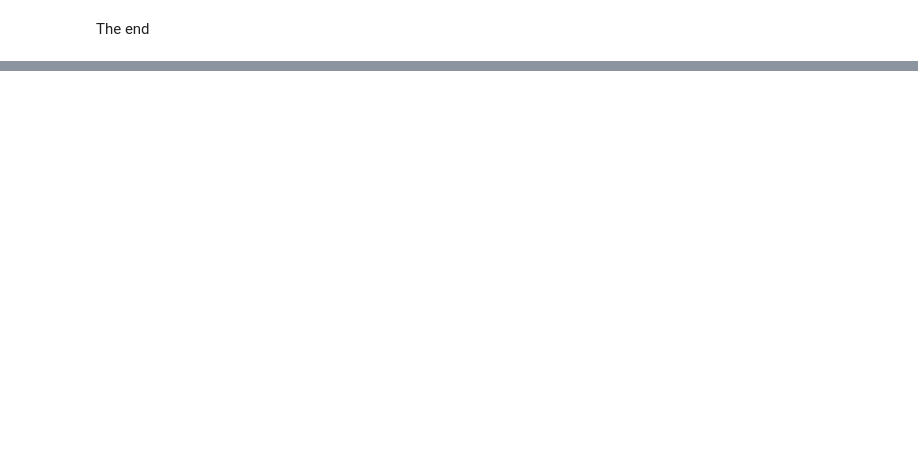
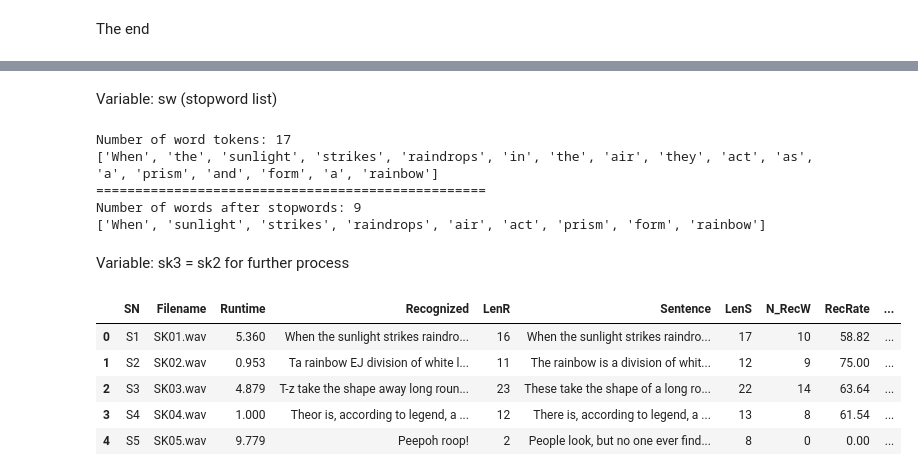
Before and after one commit to MK316/workspace, a Jupyter notebook: ASR01/ASR04_RecRate_SK.ipynb, the cells around one changed output, grey strips where cells are left out. Cells and saved outputs as stored; diff of their text form; code cells hidden in the pictures; blank space fills up the shorter version.

```diff
--- a/ASR01/ASR04_RecRate_SK.ipynb
+++ b/ASR01/ASR04_RecRate_SK.ipynb
@@ -160,0 +240,44 @@ The end
+# %% [markdown]
+Variable: sw (stopword list)
+# %%
+# Checking
+from nltk.tokenize import word_tokenize
+from nltk.tokenize import RegexpTokenizer
+
+tokenizer = RegexpTokenizer(r'\w+')
+
+example_sent = sk2['Sentence'][0]
+word_tokens = tokenizer.tokenize(example_sent)
+stop_words = set(stopwords.words('english'))
+
+filtered_sentence = [w for w in word_tokens if not w.lower() in stop_words]
+#with no lower case conversion
+filtered_sentence = []
+
+for w in word_tokens:
+    if w not in stop_words:
+        filtered_sentence.append(w)
+
+print('Number of word tokens: %d'%len(word_tokens))
+print(word_tokens)
+print('='*50)
+print('Number of words after stopwords: %d'%len(filtered_sentence))
+print(filtered_sentence)
+# %% [output]
+Number of word tokens: 17
+['When', 'the', 'sunlight', 'strikes', 'raindrops', 'in', 'the', 'air', 'they', 'act', 'as', 'a', 'prism', 'and', 'form', 'a', 'rainbow']
+==================================================
+Number of words after stopwords: 9
+['When', 'sunlight', 'strikes', 'raindrops', 'air', 'act', 'prism', 'form', 'rainbow']
+# %% [markdown]
+Variable: sk3 = sk2 for further process
+# %%
+sk3 = sk2
+sk3.head()
+# %% [output]
+|  | SN | Filename | Runtime | Recognized | LenR | Sentence | LenS | N_RecW | RecRate | ... |
+| 0 | S1 | SK01.wav | 5.360 | When the sunlight strikes raindro... | 16 | When the sunlight strikes raindro... | 17 | 10 | 58.82 | ... |
+| 1 | S2 | SK02.wav | 0.953 | Ta rainbow EJ division of white l... | 11 | The rainbow is a division of whit... | 12 | 9 | 75.00 | ... |
+| 2 | S3 | SK03.wav | 4.879 | T-z take the shape away long roun... | 23 | These take the shape of a long ro... | 22 | 14 | 63.64 | ... |
+| 3 | S4 | SK04.wav | 1.000 | Theor is, according to legend, a ... | 12 | There is, according to legend, a ... | 13 | 8 | 61.54 | ... |
+| 4 | S5 | SK05.wav | 9.779 | Peepoh roop! | 2 | People look, but no one ever find... | 8 | 0 | 0.00 | ... |
```
Also changed, not shown: parts of 15 cells of this notebook.
